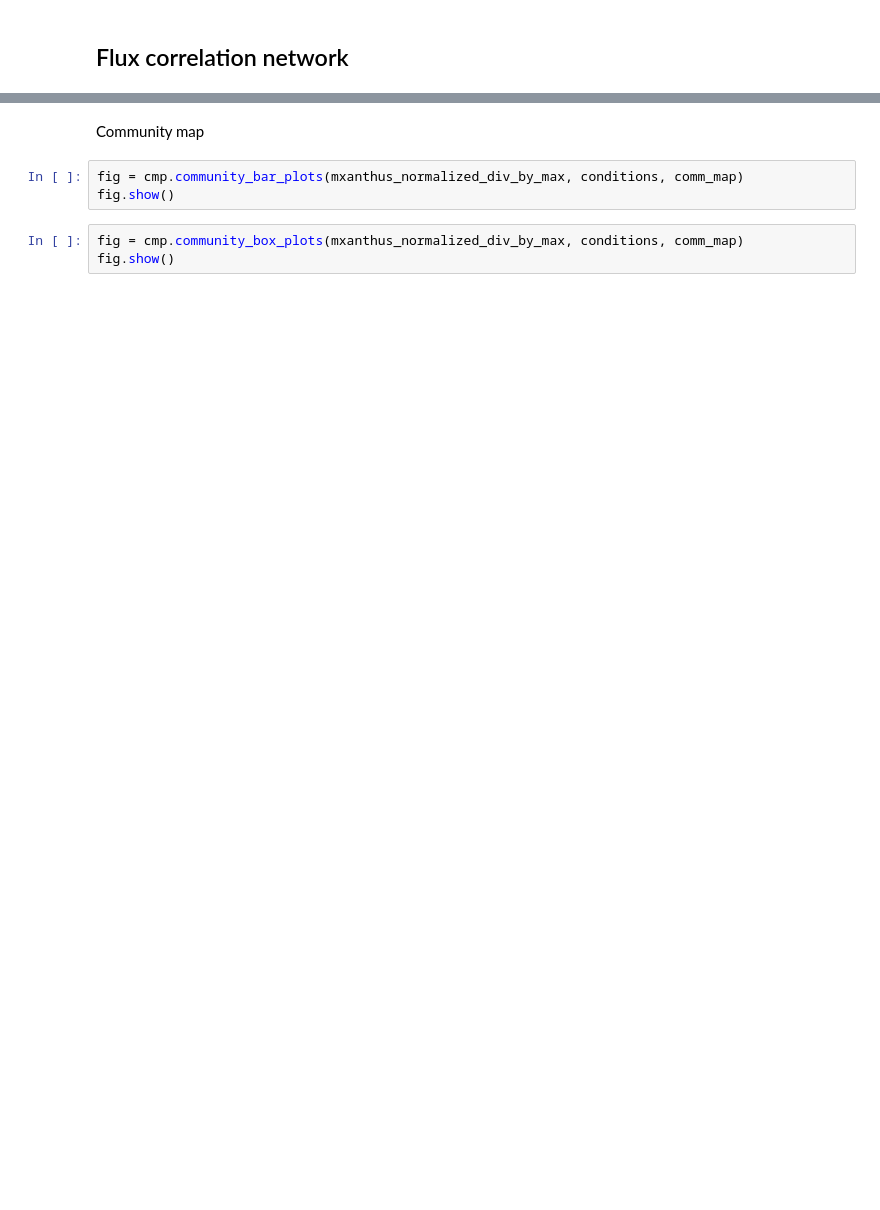
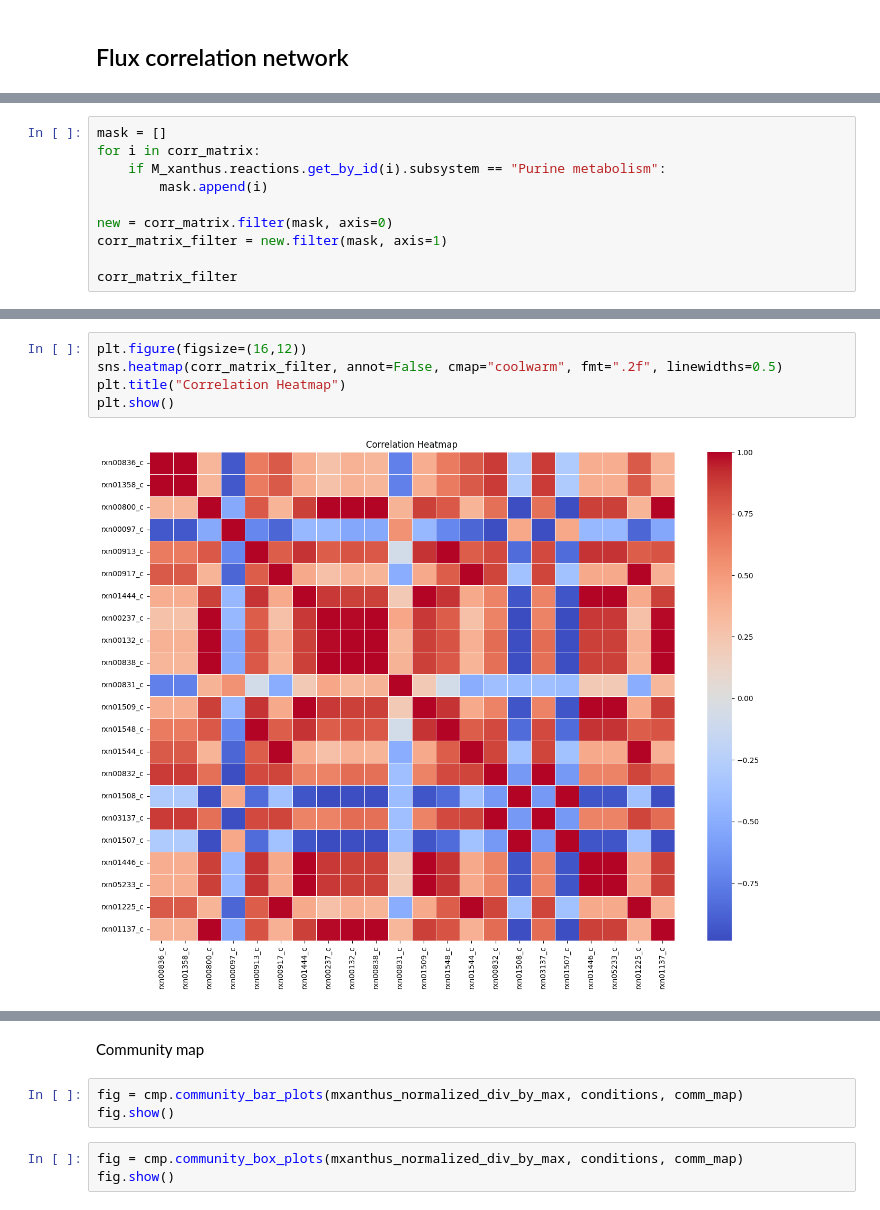
Before and after one commit to BondonMickael/M_xanthus-E_coli-Predation, a Jupyter notebook: fba_comparer-main/FBA_comparer_test.ipynb, the cells around one changed output, grey strips where cells are left out. Saved outputs shown, nothing was run; the diff lists cells and outputs as text; blank space fills up the shorter version.

```diff
--- a/fba_comparer-main/FBA_comparer_test.ipynb
+++ b/fba_comparer-main/FBA_comparer_test.ipynb
@@ -282,0 +325,10 @@ corr_matrix = cmp.flux_coupling_matrix(
+# %%
+mask = []
+for i in corr_matrix:
+    if M_xanthus.reactions.get_by_id(i).subsystem == "Purine metabolism":
+        mask.append(i)
+
+new = corr_matrix.filter(mask, axis=0)
+corr_matrix_filter = new.filter(mask, axis=1)
+
+corr_matrix_filter
@@ -283,3 +354,10 @@ corr_matrix = cmp.flux_coupling_matrix(
+# %%
+plt.figure(figsize=(16,12))
+sns.heatmap(corr_matrix_filter, annot=False, cmap="coolwarm", fmt=".2f", linewidths=0.5)
+plt.title("Correlation Heatmap")
+plt.show()
+# %% [output]
+[figure, added]
 # %%
 # Correlation network
 nw = cmp.flux_coupling_network(corr_matrix, pc=0.8)
```
Also changed, not shown: parts of 21 cells of this notebook, 2 other files.
